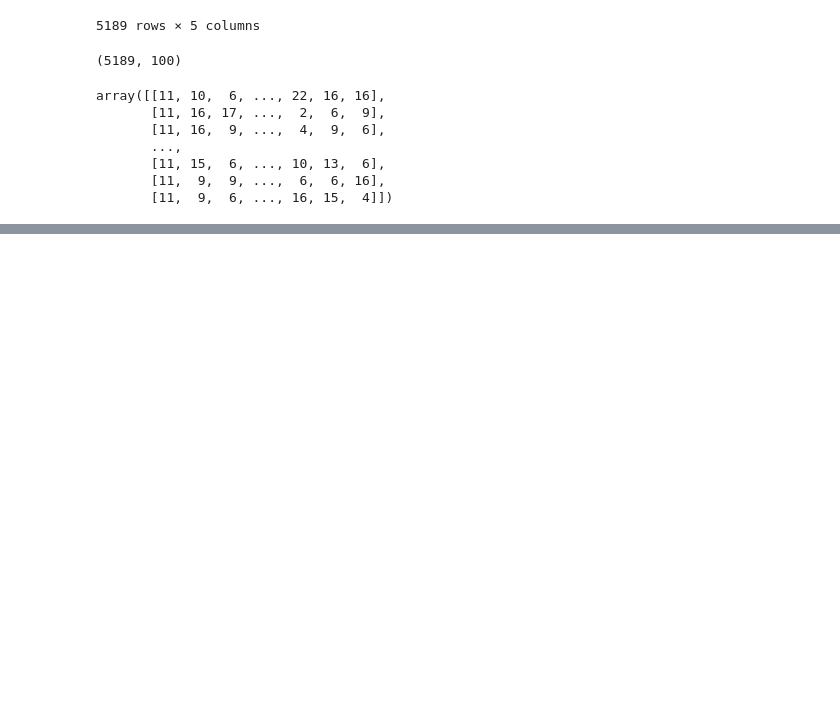
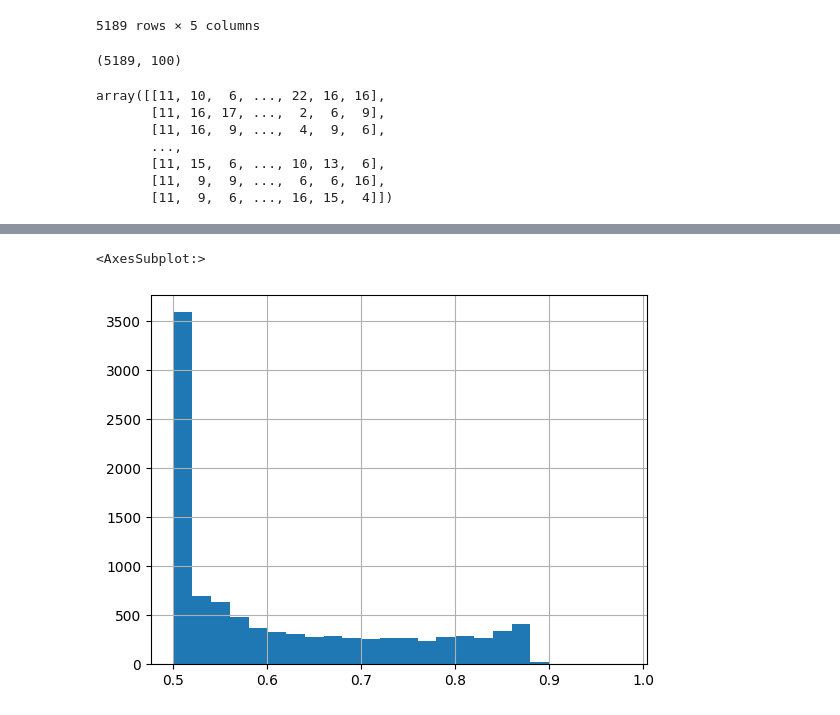
Before and after one commit to aleph0naught/GNN-PPI-diploma, a Jupyter notebook: Data.ipynb, the cells around one changed output, grey strips where cells are left out. Saved outputs shown, nothing was run; the diff lists cells and outputs as text; code cells hidden in the pictures; blank space fills up the shorter version.

```diff
--- a/Data.ipynb
+++ b/Data.ipynb
@@ -289,0 +304,3 @@ class GraphDataset(Dataset):
+# %%
+embs = np.load("/home/aleph0naught/GNN-PPI-diploma/logs/lp/2023_5_15/1/embeddings.npy")
+embs
@@ -289,0 +323,14 @@ class GraphDataset(Dataset):
+# %%
+select = embs[:100]
+# %%
+res = []
+for i, emb_in in enumerate(select):
+    for j, emb_out in enumerate(select):
+        if i != j:
+            prob = decode(emb_in, emb_out)
+            res.append(float(prob))
+# %%
+bins = []
+for i in np.arange(0.5, 1., 0.02):
+    bins.append(i)
+bins
@@ -289,0 +355,5 @@ class GraphDataset(Dataset):
+# %%
+pd.Series(res).hist(bins=bins)
+# %% [output]
+<AxesSubplot:>
+[figure, added]
```
Also changed, not shown: parts of 15 cells of this notebook, 12 other files.
